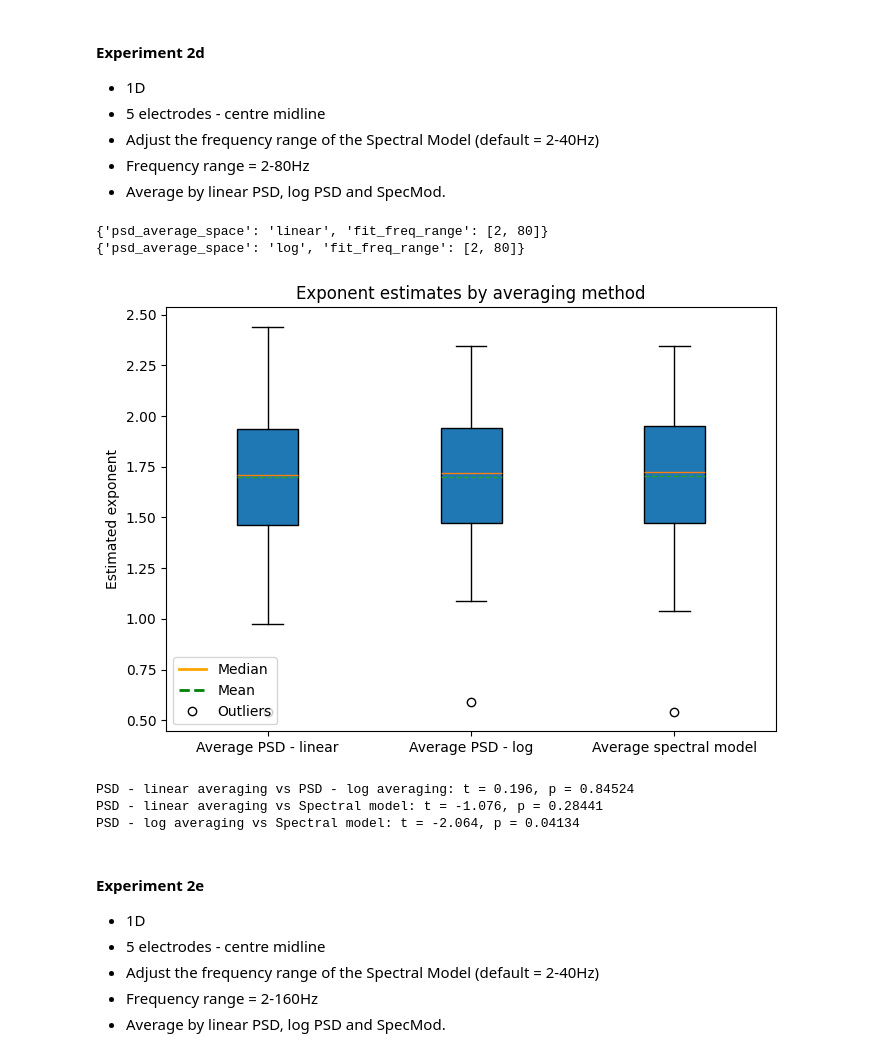
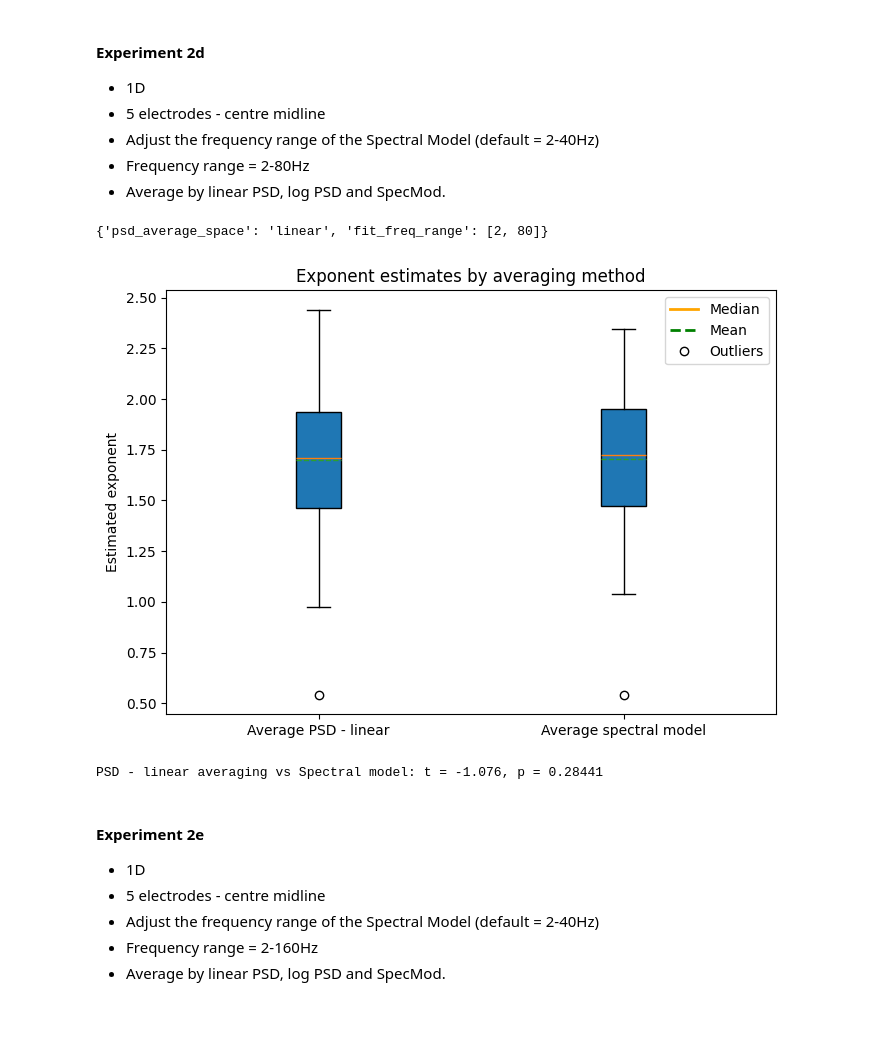
Before and after one commit to chloehooper18/DissertationSimulations, a Jupyter notebook: 07 Experiments/EEG data/02_experiment2.ipynb, the cells around one changed output. Cells and saved outputs as stored; diff of their text form; code cells hidden in the pictures; blank space fills up the shorter version.

```diff
--- a/07 Experiments/EEG data/02_experiment2.ipynb
+++ b/07 Experiments/EEG data/02_experiment2.ipynb
@@ -212,22 +200,12 @@ fig.savefig(r"C:\Users\chloe\DissertationSimulations\Figures\EEG data\exp2b_comb
 with open(r"C:\Users\chloe\DissertationSimulations\Result summaries\EEG data\exp2bresults1_eeg_psd_linear_5elec_midline.json") as f:
     psd_linear_data = json.load(f)
 
-with open(r"C:\Users\chloe\DissertationSimulations\Result summaries\EEG data\exp2bresults2_eeg_psd_log_5elec_midline.json") as f:
-    psd_log_data = json.load(f)
-
 with open (r"C:\Users\chloe\DissertationSimulations\Result summaries\EEG data\exp2bresults3_eeg_specmod_5elec_midline.json") as f:
     spec_data = json.load(f)
 
 psd_linear = np.array(psd_linear_data["all_distributions"][0])
-psd_log = np.array(psd_log_data["all_distributions"][0])
 spec = np.array(spec_data["all_distributions"][0])
-
-t, p = ttest_rel(psd_linear, psd_log)
-print(f"PSD - linear averaging vs PSD - log averaging: t = {t:.3f}, p = {p:.5f}")
 
 t, p = ttest_rel(psd_linear, spec)
 print(f"PSD - linear averaging vs Spectral model: t = {t:.3f}, p = {p:.5f}")
-
-t, p = ttest_rel(psd_log, spec)
-print(f"PSD - log averaging vs Spectral model: t = {t:.3f}, p = {p:.5f}")
 # %% [output]
@@ -324,22 +300,12 @@ fig.savefig(r"C:\Users\chloe\DissertationSimulations\Figures\EEG data\exp2c_comb
 with open(r"C:\Users\chloe\DissertationSimulations\Result summaries\EEG data\exp2cresults1_eeg_psd_linear_5elec_midline.json") as f:
     psd_linear_data = json.load(f)
 
-with open(r"C:\Users\chloe\DissertationSimulations\Result summaries\EEG data\exp2cresults2_eeg_psd_log_5elec_midline.json") as f:
-    psd_log_data = json.load(f)
-
 with open (r"C:\Users\chloe\DissertationSimulations\Result summaries\EEG data\exp2cresults3_eeg_specmod_5elec_midline.json") as f:
     spec_data = json.load(f)
 
 psd_linear = np.array(psd_linear_data["all_distributions"][0])
-psd_log = np.array(psd_log_data["all_distributions"][0])
 spec = np.array(spec_data["all_distributions"][0])
-
-t, p = ttest_rel(psd_linear, psd_log)
-print(f"PSD - linear averaging vs PSD - log averaging: t = {t:.3f}, p = {p:.5f}")
 
 t, p = ttest_rel(psd_linear, spec)
 print(f"PSD - linear averaging vs Spectral model: t = {t:.3f}, p = {p:.5f}")
-
-t, p = ttest_rel(psd_log, spec)
-print(f"PSD - log averaging vs Spectral model: t = {t:.3f}, p = {p:.5f}")
 # %% [output]
@@ -378,86 +342,55 @@ exp2d_eeg_result1_psd_linear = {
 with open(r"C:\Users\chloe\DissertationSimulations\Result summaries\EEG data\exp2dresults1_eeg_psd_linear_5elec_midline.json", "w") as f:
     json.dump(exp2d_eeg_result1_psd_linear, f, indent=4)
 
-# Average the PSD - log space
-electrodes, means, stds, errors, all_distributions, fig = sweep_electrodes_psd_2D_eeg(
-    electrode_sweeps=electrode_sweeps,
-    data_dir=data_dir,
-    status="ec",
-    psd_average_space = "log", fit_freq_range=[2, 80], plot=False, return_full=True
-)
-
-exp2d_eeg_result2_psd_log = {
-    "electrodes": electrodes.tolist(),
-    "all_distributions": [d.tolist() for d in all_distributions]
-}
-
-with open(r"C:\Users\chloe\DissertationSimulations\Result summaries\EEG data\exp2dresults2_eeg_psd_log_5elec_midline.json", "w") as f:
-    json.dump(exp2d_eeg_result2_psd_log, f, indent=4)
-
 # Average the Spectral Model
 electrodes, means, stds, errors, all_distributions, fig = sweep_electrodes_specmod_2D_eeg(
     electrode_sweeps=electrode_sweeps,
     data_dir=data_dir,
     status="ec", fit_freq_range=[2, 80], plot=False, return_full=True
 )
 
-exp2d_eeg_result3_specmod = {
+exp2d_eeg_result2_specmod = {
     "electrodes": electrodes.tolist(),
     "all_distributions": [d.tolist() for d in all_distributions]
 }
 
-with open(r"C:\Users\chloe\DissertationSimulations\Result summaries\EEG data\exp2dresults3_eeg_specmod_5elec_midline.json", "w") as f:
-    json.dump(exp2d_eeg_result3_specmod, f, indent=4)
+with open(r"C:\Users\chloe\DissertationSimulations\Result summaries\EEG data\exp2dresults2_eeg_specmod_5elec_midline.json", "w") as f:
+    json.dump(exp2d_eeg_result2_specmod, f, indent=4)
 
 # Loading summaries and combining into a single plot
 summary_paths = [
     r"C:\Users\chloe\DissertationSimulations\Result summaries\EEG data\exp2dresults1_eeg_psd_linear_5elec_midline.json",
-    r"C:\Users\chloe\DissertationSimulations\Result summaries\EEG data\exp2dresults2_eeg_psd_log_5elec_midline.json",
-    r"C:\Users\chloe\DissertationSimulations\Result summaries\EEG data\exp2dresults3_eeg_specmod_5elec_midline.json"
+    r"C:\Users\chloe\DissertationSimulations\Result summaries\EEG data\exp2dresults2_eeg_specmod_5elec_midline.json"
 ]
 
 labels = [
     "Average PSD - linear",
-    "Average PSD - log",
     "Average spectral model"
 ]
 
 fig, ax = plot_summary_boxplots(
     summary_paths=summary_paths,
     labels=labels)
 
 fig.savefig(r"C:\Users\chloe\DissertationSimulations\Figures\EEG data\exp2d_combined_plot_eeg_5elec_midline.png", dpi=300, bbox_inches="tight")
 # %% [output]
 {'psd_average_space': 'linear', 'fit_freq_range': [2, 80]}
-{'psd_average_space': 'log', 'fit_freq_range': [2, 80]}
-[figure, old version]
+[figure, new version]
 # %%
 # Paired t-tests
 with open(r"C:\Users\chloe\DissertationSimulations\Result summaries\EEG data\exp2dresults1_eeg_psd_linear_5elec_midline.json") as f:
     psd_linear_data = json.load(f)
 
-with open(r"C:\Users\chloe\DissertationSimulations\Result summaries\EEG data\exp2dresults2_eeg_psd_log_5elec_midline.json") as f:
-    psd_log_data = json.load(f)
-
 with open (r"C:\Users\chloe\DissertationSimulations\Result summaries\EEG data\exp2dresults3_eeg_specmod_5elec_midline.json") as f:
     spec_data = json.load(f)
 
 psd_linear = np.array(psd_linear_data["all_distributions"][0])
-psd_log = np.array(psd_log_data["all_distributions"][0])
 spec = np.array(spec_data["all_distributions"][0])
-
-t, p = ttest_rel(psd_linear, psd_log)
-print(f"PSD - linear averaging vs PSD - log averaging: t = {t:.3f}, p = {p:.5f}")
 
 t, p = ttest_rel(psd_linear, spec)
 print(f"PSD - linear averaging vs Spectral model: t = {t:.3f}, p = {p:.5f}")
-
-t, p = ttest_rel(psd_log, spec)
-print(f"PSD - log averaging vs Spectral model: t = {t:.3f}, p = {p:.5f}")
 # %% [output]
-PSD - linear averaging vs PSD - log averaging: t = 0.196, p = 0.84524
 PSD - linear averaging vs Spectral model: t = -1.076, p = 0.28441
-PSD - log averaging vs Spectral model: t = -2.064, p = 0.04134
 # %% [markdown]
 #### Experiment 2e
 - 1D
```
Also changed, not shown: parts of 9 cells of this notebook, 17 other files.
